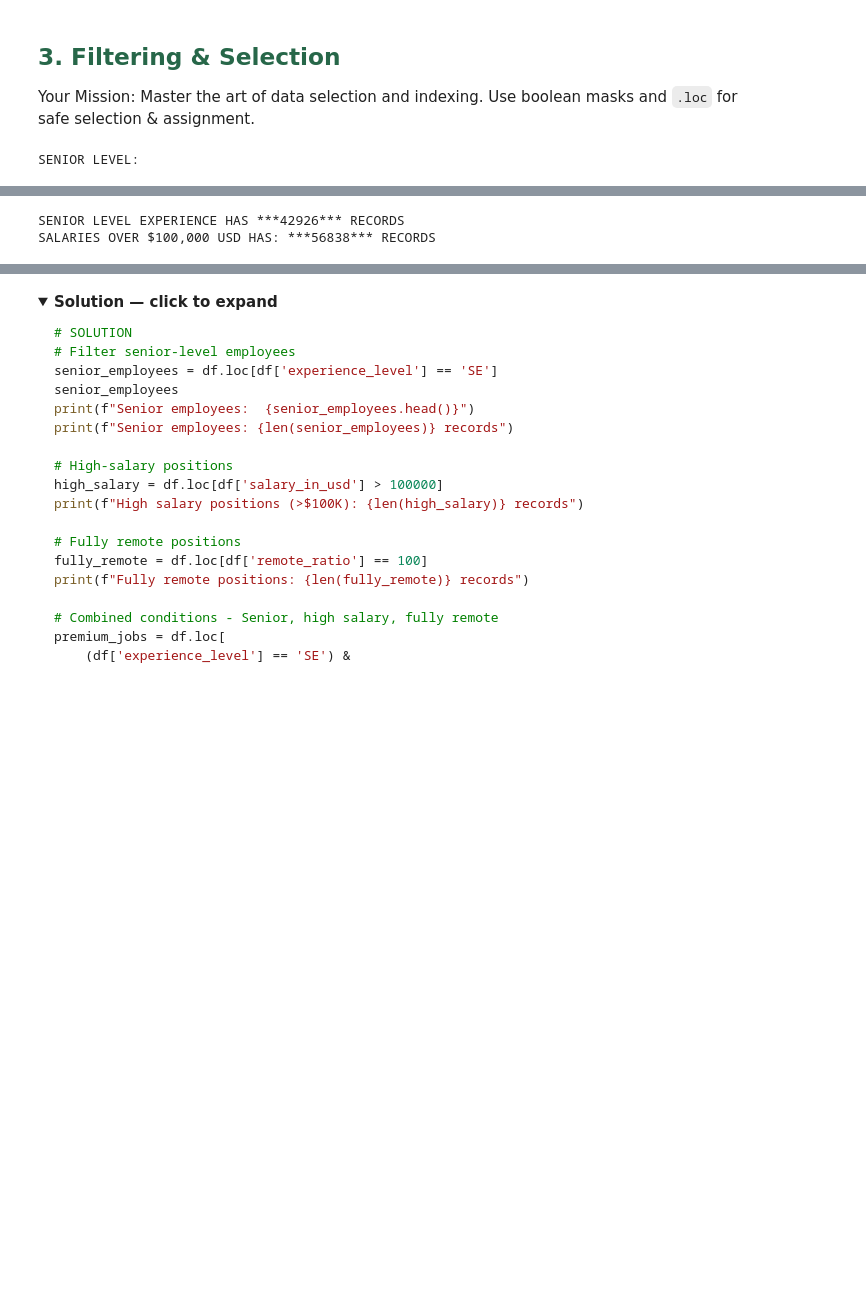
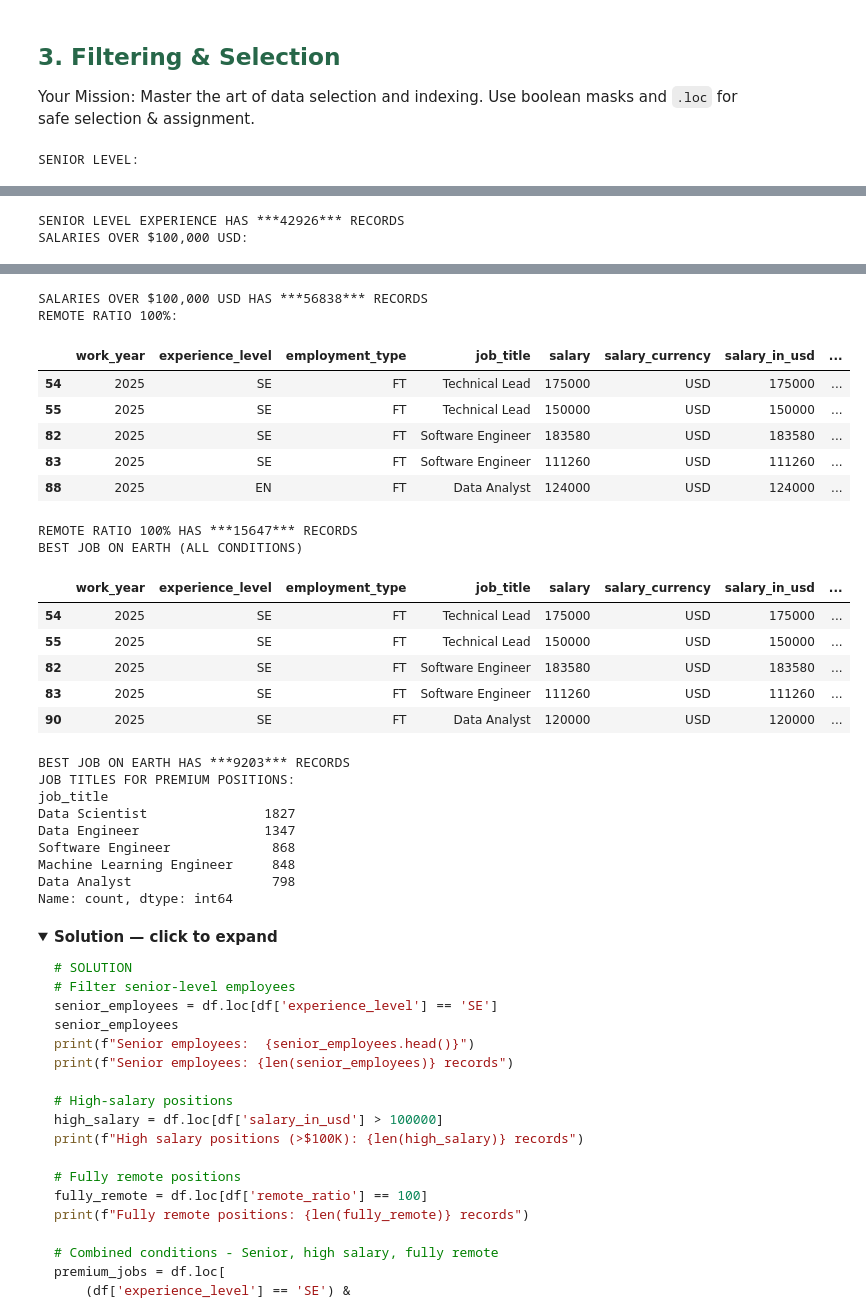
Before and after one commit to tsarukoles/machine-learning, a Jupyter notebook: week-1/tutorial_1_pandas.ipynb, the cells around one changed output, grey strips where cells are left out. Saved outputs shown, nothing was run; the diff lists cells and outputs as text; code cells hidden in the pictures; folded sections open; blank space fills up the shorter version.

```diff
--- a/week-1/tutorial_1_pandas.ipynb
+++ b/week-1/tutorial_1_pandas.ipynb
@@ -283,23 +283,30 @@ Use boolean masks and `.loc` for safe selection & assignment.
 # 4. Combine multiple conditions
 # Your code here
 
-is_senior = df.loc[df['experience_level'] == 'SE']
-high_salary = df.loc[df['salary_in_usd'] > 100_000]
-#fully_remote = df.loc['remote_ratio'] == 100
+is_senior = df['experience_level'] == 'SE'
+high_salary = df['salary_in_usd'] > 100_000
+fully_remote = df['remote_ratio'] == 100
 
-print(f'SENIOR LEVEL:')
-display(is_senior.head())
-print(f'SENIOR LEVEL EXPERIENCE HAS ***{len(is_senior)}*** RECORDS')
+print('SENIOR LEVEL:')
+display(df.loc[is_senior].head())
+print(f'SENIOR LEVEL EXPERIENCE HAS ***{is_senior.sum()}*** RECORDS')
 
+print('SALARIES OVER $100,000 USD:')
+display(df.loc[high_salary].head())
+print(f'SALARIES OVER $100,000 USD HAS ***{high_salary.sum()}*** RECORDS')
 
-print(f'SALARIES OVER $100,000 USD HAS: ***{len(high_salary)}*** RECORDS')
+print('REMOTE RATIO 100%:')
+display(df.loc[fully_remote].head())
+print(f'REMOTE RATIO 100% HAS ***{fully_remote.sum()}*** RECORDS')
 
+best_job_on_earth = df.loc[is_senior & high_salary & fully_remote]
 
-#print(f'REMOTE SETTING IS 100%')
-#display(df.loc[fully_remote])
+print('BEST JOB ON EARTH (ALL CONDITIONS)')
+display(best_job_on_earth.head())
+print(f'BEST JOB ON EARTH HAS ***{len(best_job_on_earth)}*** RECORDS')
 
-#print(f'ALL CONDITIONS COMBINED')
-#display(df.loc[is_senior & high_salary & fully_remote])
+print(f'JOB TITLES FOR PREMIUM POSITIONS:')
+print(best_job_on_earth['job_title'].value_counts().head())
 # %% [output]
 SENIOR LEVEL:
 |  | work_year | experience_level | employment_type | job_title | salary | salary_currency | salary_in_usd | ... |
@@ -309,4 +316,4 @@ SENIOR LEVEL:
 | 3 | 2025 | SE | FT | Data Product Owner | 110000 | USD | 110000 | ... |
 | 4 | 2025 | SE | FT | Engineer | 143000 | USD | 143000 | ... |
 SENIOR LEVEL EXPERIENCE HAS ***42926*** RECORDS
-SALARIES OVER $100,000 USD HAS: ***56838*** RECORDS
+SALARIES OVER $100,000 USD:
@@ -313,3 +326,28 @@ SALARIES OVER $100,000 USD HAS: ***56838*** RECORDS
+SALARIES OVER $100,000 USD HAS ***56838*** RECORDS
+REMOTE RATIO 100%:
+|  | work_year | experience_level | employment_type | job_title | salary | salary_currency | salary_in_usd | ... |
+| 54 | 2025 | SE | FT | Technical Lead | 175000 | USD | 175000 | ... |
+| 55 | 2025 | SE | FT | Technical Lead | 150000 | USD | 150000 | ... |
+| 82 | 2025 | SE | FT | Software Engineer | 183580 | USD | 183580 | ... |
+| 83 | 2025 | SE | FT | Software Engineer | 111260 | USD | 111260 | ... |
+| 88 | 2025 | EN | FT | Data Analyst | 124000 | USD | 124000 | ... |
+REMOTE RATIO 100% HAS ***15647*** RECORDS
+BEST JOB ON EARTH (ALL CONDITIONS)
+|  | work_year | experience_level | employment_type | job_title | salary | salary_currency | salary_in_usd | ... |
+| 54 | 2025 | SE | FT | Technical Lead | 175000 | USD | 175000 | ... |
+| 55 | 2025 | SE | FT | Technical Lead | 150000 | USD | 150000 | ... |
+| 82 | 2025 | SE | FT | Software Engineer | 183580 | USD | 183580 | ... |
+| 83 | 2025 | SE | FT | Software Engineer | 111260 | USD | 111260 | ... |
+| 90 | 2025 | SE | FT | Data Analyst | 120000 | USD | 120000 | ... |
+BEST JOB ON EARTH HAS ***9203*** RECORDS
+JOB TITLES FOR PREMIUM POSITIONS:
+job_title
+Data Scientist               1827
+Data Engineer                1347
+Software Engineer             868
+Machine Learning Engineer     848
+Data Analyst                  798
+Name: count, dtype: int64
 # %% [markdown]
 
 <details>
```
Also changed, not shown: parts of 6 cells of this notebook, 2 other files.
